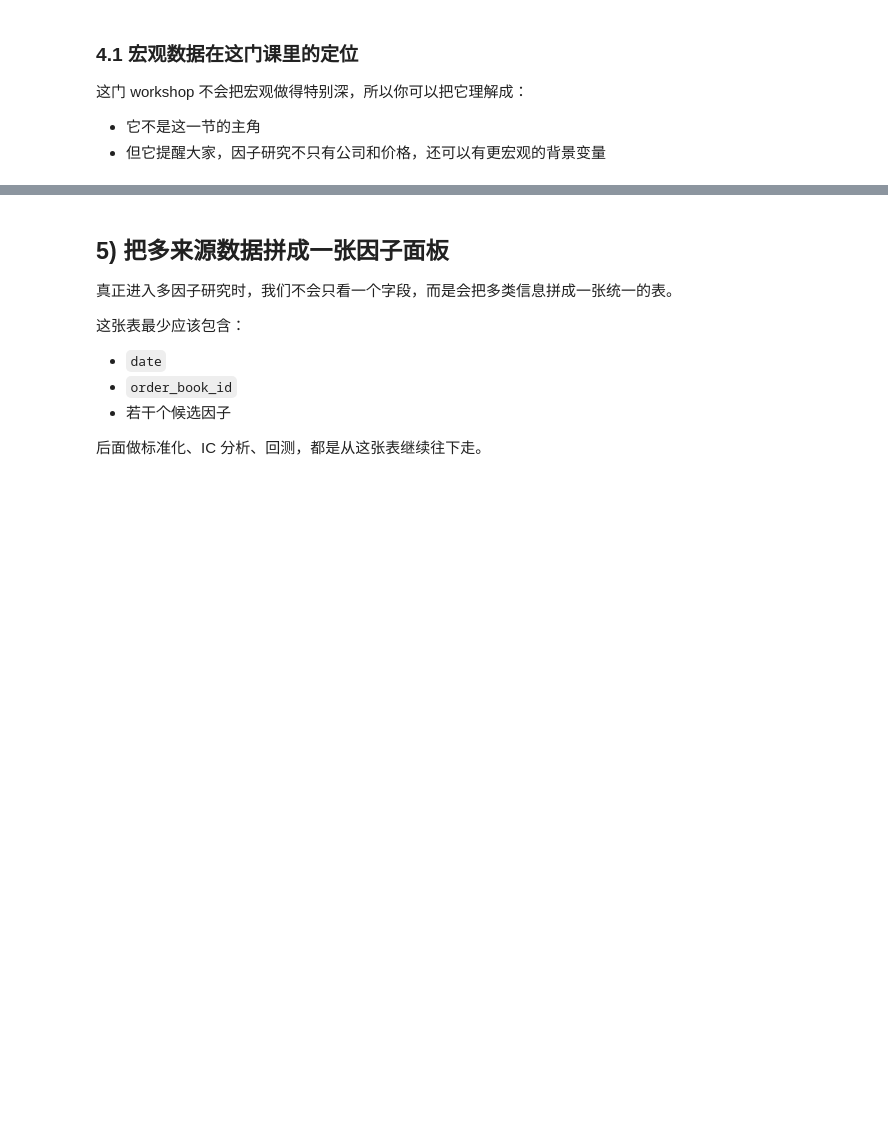
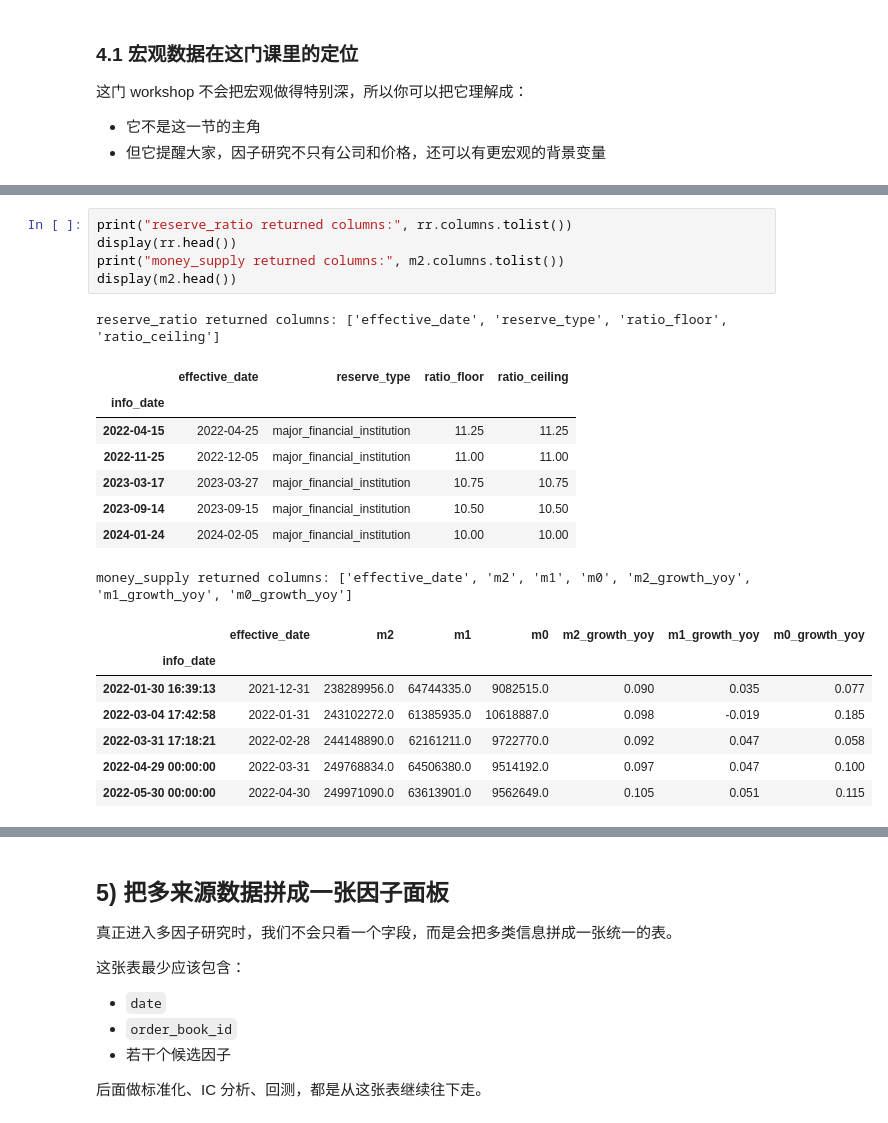
Before and after one commit to GoodNight0721/fec_workshop, a Jupyter notebook: quant_investing/compact_6lectures/C02_财务衍生宏观因子.ipynb, the cells around one changed output, grey strips where cells are left out. Saved outputs shown, nothing was run; the diff lists cells and outputs as text; blank space fills up the shorter version.

```diff
--- a/quant_investing/compact_6lectures/C02_财务衍生宏观因子.ipynb
+++ b/quant_investing/compact_6lectures/C02_财务衍生宏观因子.ipynb
@@ -297,0 +375,22 @@ plt.show()
+# %%
+print("reserve_ratio returned columns:", rr.columns.tolist())
+display(rr.head())
+print("money_supply returned columns:", m2.columns.tolist())
+display(m2.head())
+# %% [output]
+reserve_ratio returned columns: ['effective_date', 'reserve_type', 'ratio_floor', 'ratio_ceiling']
+|  | effective_date | reserve_type | ratio_floor | ratio_ceiling |
+| info_date |  |  |  |  |
+| 2022-04-15 | 2022-04-25 | major_financial_institution | 11.25 | 11.25 |
+| 2022-11-25 | 2022-12-05 | major_financial_institution | 11.00 | 11.00 |
+| 2023-03-17 | 2023-03-27 | major_financial_institution | 10.75 | 10.75 |
+| 2023-09-14 | 2023-09-15 | major_financial_institution | 10.50 | 10.50 |
+| 2024-01-24 | 2024-02-05 | major_financial_institution | 10.00 | 10.00 |
+money_supply returned columns: ['effective_date', 'm2', 'm1', 'm0', 'm2_growth_yoy', 'm1_growth_yoy', 'm0_growth_yoy']
+|  | effective_date | m2 | m1 | m0 | m2_growth_yoy | m1_growth_yoy | m0_growth_yoy |
+| info_date |  |  |  |  |  |  |  |
+| 2022-01-30 16:39:13 | 2021-12-31 | 238289956.0 | 64744335.0 | 9082515.0 | 0.090 | 0.035 | 0.077 |
+| 2022-03-04 17:42:58 | 2022-01-31 | 243102272.0 | 61385935.0 | 10618887.0 | 0.098 | -0.019 | 0.185 |
+| 2022-03-31 17:18:21 | 2022-02-28 | 244148890.0 | 62161211.0 | 9722770.0 | 0.092 | 0.047 | 0.058 |
+| 2022-04-29 00:00:00 | 2022-03-31 | 249768834.0 | 64506380.0 | 9514192.0 | 0.097 | 0.047 | 0.100 |
+| 2022-05-30 00:00:00 | 2022-04-30 | 249971090.0 | 63613901.0 | 9562649.0 | 0.105 | 0.051 | 0.115 |
```
Also changed, not shown: parts of 28 cells of this notebook.
